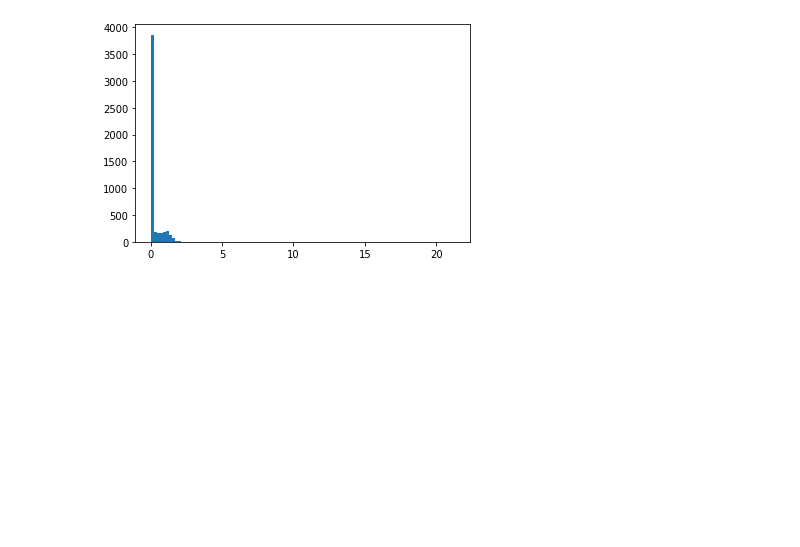
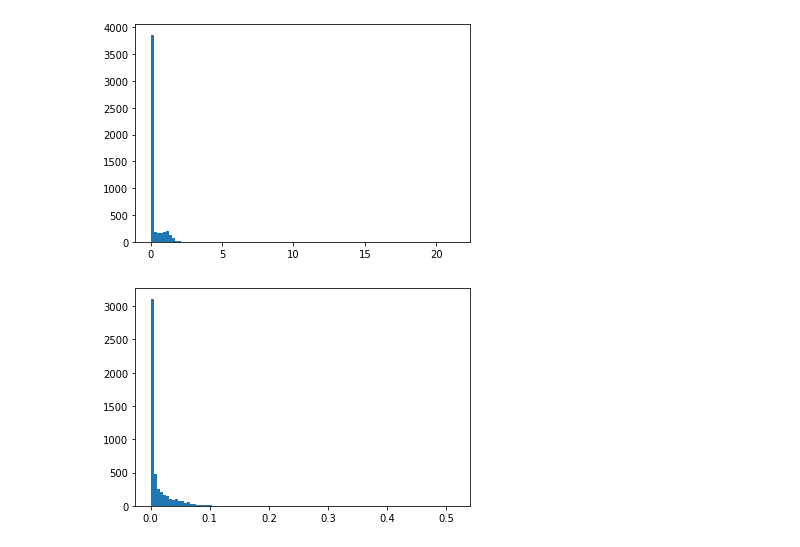
Before and after one commit to CarlosGomes98/false_sense_of_security, a Jupyter notebook: notebooks/Metrics.ipynb, the cells around one changed output. Cells and saved outputs as stored; diff of their text form; code cells hidden in the pictures; blank space fills up the shorter version.

Commit message:
Step-ll gradient masking

```diff
--- a/notebooks/Metrics.ipynb
+++ b/notebooks/Metrics.ipynb
@@ -61,0 +74,4 @@ fgsm_model.load_state_dict(torch.load("../models/cifar_res_net_fgsm06.model"))
+# %%
+gradient_norm_model = CIFAR_Res_Net(device).eval()
+state_dict = torch.load("D:/Libraries/Documents/tulip/cifar10/logs/cifar10/ResNet18/50e_1/best.pth.tar")['state_dict']
+gradient_norm_model.load_state_dict(state_dict)
@@ -77,3 +95,8 @@ plt.hist(gradient_norm(fgsm_model, subset_loader, device=device).detach().cpu().
 plt.show()
 # %% [output]
 [figure]
+# %%
+plt.hist(gradient_norm(gradient_norm_model, subset_loader, device=device).detach().cpu().numpy(), bins=100)
+plt.show()
+# %% [output]
+[figure, added]
```
Also changed, not shown: parts of 15 cells of this notebook, 5 other files.
